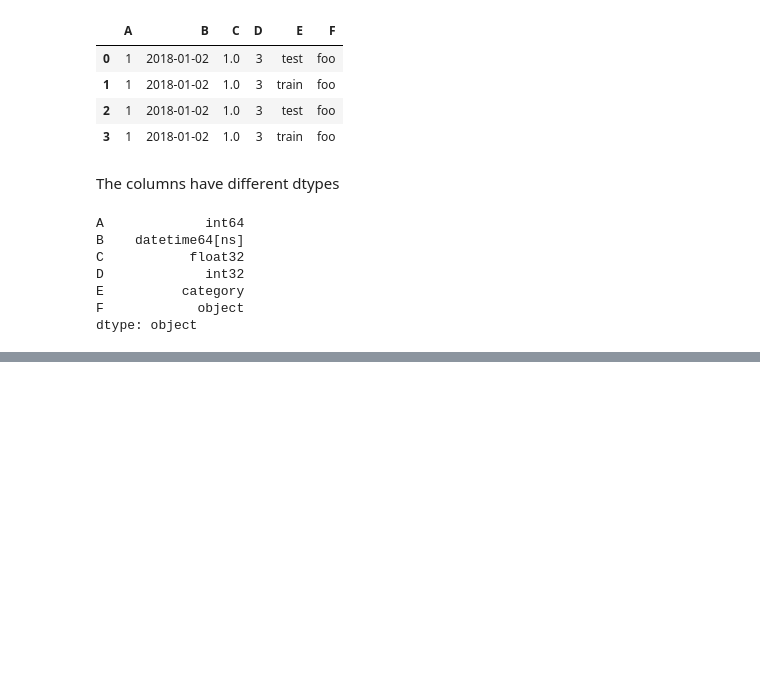
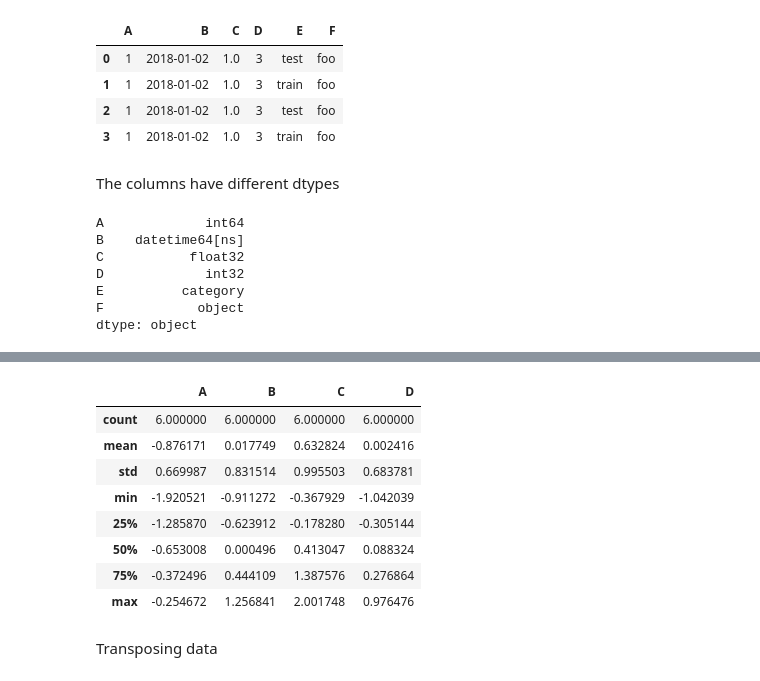
Before and after one commit to Guilehm/notebooks, a Jupyter notebook: basics_of_pandas.ipynb, the cells around one changed output, grey strips where cells are left out. Saved outputs shown, nothing was run; the diff lists cells and outputs as text; code cells hidden in the pictures; blank space fills up the shorter version.

```diff
--- a/basics_of_pandas.ipynb
+++ b/basics_of_pandas.ipynb
@@ -73,0 +85,14 @@ dtype: object
+# %%
+df.describe()
+# %% [output]
+|  | A | B | C | D |
+| count | 6.000000 | 6.000000 | 6.000000 | 6.000000 |
+| mean | -0.876171 | 0.017749 | 0.632824 | 0.002416 |
+| std | 0.669987 | 0.831514 | 0.995503 | 0.683781 |
+| min | -1.920521 | -0.911272 | -0.367929 | -1.042039 |
+| 25% | -1.285870 | -0.623912 | -0.178280 | -0.305144 |
+| 50% | -0.653008 | 0.000496 | 0.413047 | 0.088324 |
+| 75% | -0.372496 | 0.444109 | 1.387576 | 0.276864 |
+| max | -0.254672 | 1.256841 | 2.001748 | 0.976476 |
+# %% [markdown]
+Transposing data
```
Also changed, not shown: parts of 43 cells of this notebook.
